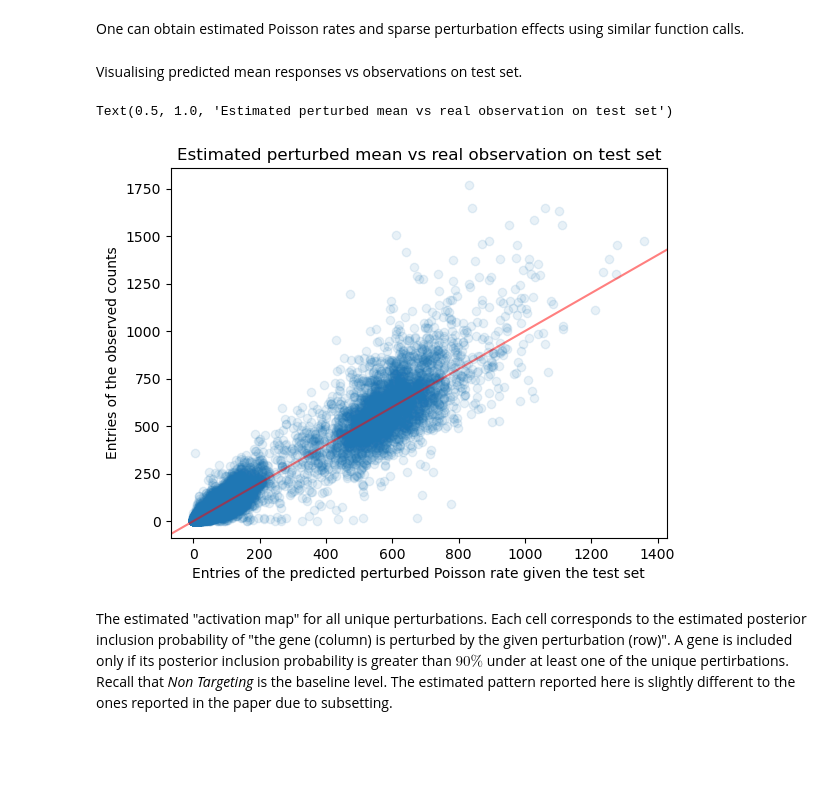
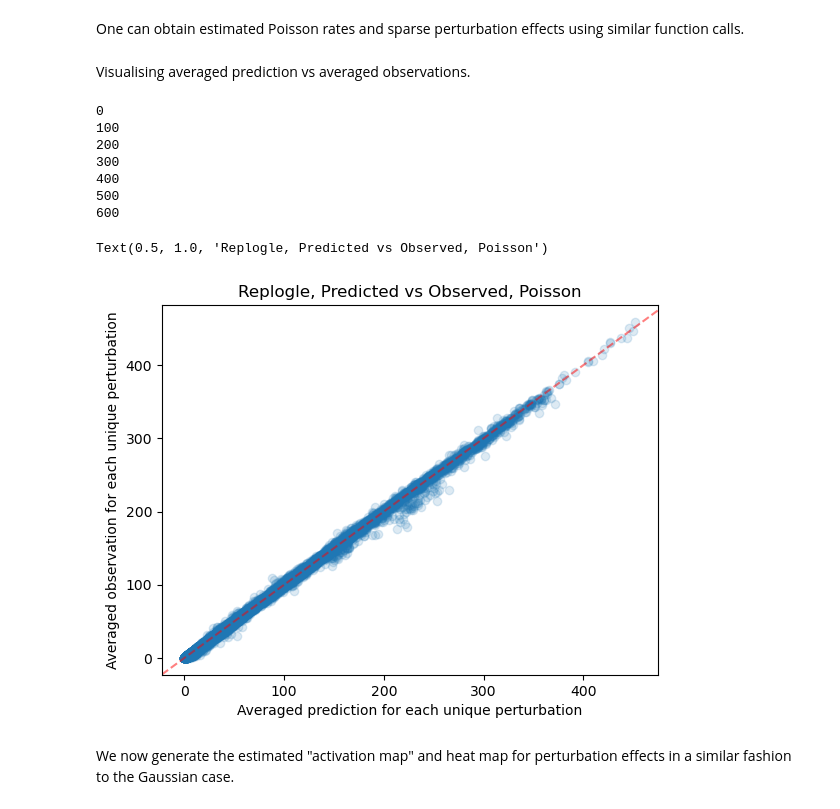
Before and after one commit to hwxing3259/GPerturb, a Jupyter notebook: demo/demo.ipynb, the cells around one changed output. Saved outputs shown, nothing was run; the diff lists cells and outputs as text; code cells hidden in the pictures; blank space fills up the shorter version.

Commit message:
demo using Replogle perturbation dataset

```diff
--- a/demo/demo.ipynb
+++ b/demo/demo.ipynb
@@ -157,0 +211,18 @@ fig2.tight_layout()
+# %%
+my_pathway = [None for _ in range(unique_conditions.shape[0])]
+for i, name in enumerate(my_yticks):
+    for j in pathways:
+        if name in pathways[j]:
+            my_pathway[i] = j
+
+adata_BSAPR = AnnData(obs = pd.DataFrame(my_pathway, columns=['pathway']), X = estimated_pert[:, top_gene])
+
+fig, ax = plt.subplots(1, 1)
+
+sc.pp.pca(adata_BSAPR, n_comps=top-1)
+sc.pp.neighbors(adata_BSAPR, n_neighbors=10)
+sc.tl.umap(adata_BSAPR)
+sc.pl.umap(adata_BSAPR, color=['pathway'], s=25, title='Gaussian BSAPR', ax=ax, show=False)
+
+fig.set_size_inches(9,6)
+fig.tight_layout()
@@ -211,10 +279,9 @@ parametric_model.BSAPR_train(epoch=300, observation=my_observation, cell_info=my
 # %%
-device='cpu'
 parametric_model = BSAPR_ZIP(conditioner_dim=conditioner_dim, output_dim=output_dim,
                              base_dim=cell_info_dim, data_size=sample_size,
                              hidden_node=hidden_node, hidden_layer_1=hidden_layer_1,
                              hidden_layer_2=hidden_layer_2, tau=tau)
-parametric_model.load_state_dict(torch.load('BSAPR_LUHMES_ZIP_exp.pt'))
+parametric_model.load_state_dict(torch.load('BSAPR_reo_ZIP_ref.pt'))
 # %% [output]
 <All keys matched successfully>
 # %% [markdown]
@@ -225,15 +292,36 @@ estimated_perturbed_mean = (F.sigmoid(logit_p) * predicted_mu_mean)
 estimated_inclusion_prob = F.sigmoid(logit_p).detach().cpu().numpy()
 estimated_perturbed_mean = logexpp1(estimated_perturbed_mean + predicted_base_mean).detach().cpu().numpy()
 # %% [markdown]
-Visualising predicted mean responses vs observations on test set.
+Visualising averaged prediction vs averaged observations.
 # %%
-fig, ax = plt.subplots(1, 1)
-ax.scatter(estimated_perturbed_mean.ravel(), my_observation[parametric_model.test_id].cpu().numpy().ravel(), alpha=0.1)
-ax.axline((1, 1), slope=1, c='r', alpha=0.5)
-ax.set_xlabel('Entries of the predicted perturbed Poisson rate given the test set')
-ax.set_ylabel('Entries of the observed counts')
-ax.set_title('Estimated perturbed mean vs real observation on test set')
+avg_pred = np.zeros((len(unique_pert), adata.X.shape[1]))
+avg_obs = np.zeros((len(unique_pert), adata.X.shape[1]))
+for i, pert in enumerate(list(unique_pert)):
+    if i%100 == 0:
+        print(i)
+    my_id = pert == adata.obs.gene
+    predicted_mu_mean, predicted_mu_var, predicted_base_mean, logit_p, logit_p_log_var = parametric_model(my_conditioner[my_id], my_cell_info[my_id])
+    estimated_base_mean = predicted_base_mean  # * zeros[testing_idx].numpy()
+    estimated_perturbed_mean = (F.sigmoid(logit_p) * predicted_mu_mean)
+    avg_pred[i] = logexpp1(estimated_perturbed_mean + estimated_base_mean).detach().cpu().numpy().mean(0)
+    avg_obs[i] = my_observation[my_id].mean(0).numpy()
+
+fig, axes = plt.subplots(1, 1)
+axes.scatter(avg_pred[avg_obs != 0], avg_obs[avg_obs != 0], alpha=0.15)
+axes.axline((1, 1), slope=1, c='r', alpha=0.5, linestyle='--')
+axes.set_xlabel('Averaged prediction for each unique perturbation')
+axes.set_ylabel('Averaged observation for each unique perturbation')
+axes.set_title('Replogle, Predicted vs Observed, Poisson')
 # %% [output]
-Text(0.5, 1.0, 'Estimated perturbed mean vs real observation on test set')
+0
+100
+200
+300
+400
+500
+600
+Text(0.5, 1.0, 'Replogle, Predicted vs Observed, Poisson')
-[figure, old version]
+[figure, new version]
+# %% [markdown]
+We now generate the estimated "activation map" and heat map for perturbation effects in a similar fashion to the Gaussian case.
 # %%
@@ -264,2 +359,0 @@ estimated_inclusion_prob_LUHMES = estimated_inclusion_prob[1:, top_gene]
-# %% [markdown]
-The estimated "activation map" for all unique perturbations. Each cell corresponds to the estimated posterior inclusion probability of "the gene (column) is perturbed by the given perturbation (row)". A gene is included only if its posterior inclusion probability is greater than $90\%$ under at least one of the unique pertirbations. Recall that _Non Targeting_ is the baseline level. The estimated pattern reported here is slightly different to the ones reported in the paper due to subsetting.
```
Also changed, not shown: parts of 31 cells of this notebook.
